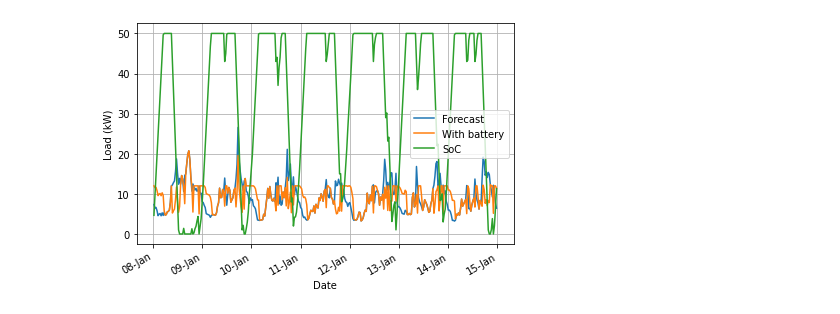
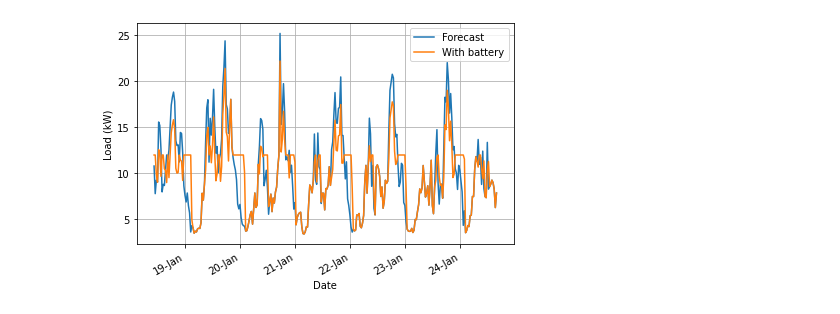
Before and after one commit to stait20/Code, a Jupyter notebook: Fife-data/SetpointController.ipynb, the cells around one changed output. Saved outputs shown, nothing was run; the diff lists cells and outputs as text; code cells hidden in the pictures.

```diff
--- a/Fife-data/SetpointController.ipynb
+++ b/Fife-data/SetpointController.ipynb
@@ -14,8 +14,8 @@ pers = df["crawford_pers_forecast"].iloc[336:].values
 # %%
 # Limit where battery charge will toggle
 trigger = 12
-chargeRate = 5
-dischargeRate = -7
+chargeRate = 15
+dischargeRate = -3
 battChargeInst = 0
 battCharge = []
 loadInst = 0
@@ -61,27 +61,27 @@ for index, value in enumerate(diff):
     load.append(loadInst)
     battCharge.append(battChargeInst)
 # %%
-l = 0
-h = 335
+l = 500
+h = 800
 
 fig, ax = plt.subplots()
 ax.plot(df["Timestamp"].iloc[l+336:h+336], pers[l:h], label="Forecast")
 ax.plot(df["Timestamp"].iloc[l+336:h+336], load[l:h], label="With battery")
-ax.plot(df["Timestamp"].iloc[l+336:h+336], battCharge[l:h], label="SoC")
+#ax.plot(df["Timestamp"].iloc[l+336:h+336], battCharge[l:h], label="SoC")
 # Major ticks every day
 ax.xaxis.set_major_locator(mdates.DayLocator())
 ax.grid(True)
 # Set labels to day number - month name
 ax.xaxis.set_major_formatter(mdates.DateFormatter('%d-%b'))
 # Rotates and right-aligns the x labels to avoid crowding
 for label in ax.get_xticklabels(which='major'):
     label.set(rotation=30, horizontalalignment='right')
 ax.set_ylabel("Load (kW)")
 ax.set_xlabel("Date")
 ax.legend()
 
 plt.tight_layout()
 plt.savefig("pers_forecast.jpg", dpi=300, bbox_inches="tight")
 plt.show()
 # %% [output]
-[figure, old version]
+[figure, new version]
```
Also changed, not shown: parts of 1 cell of this notebook.
